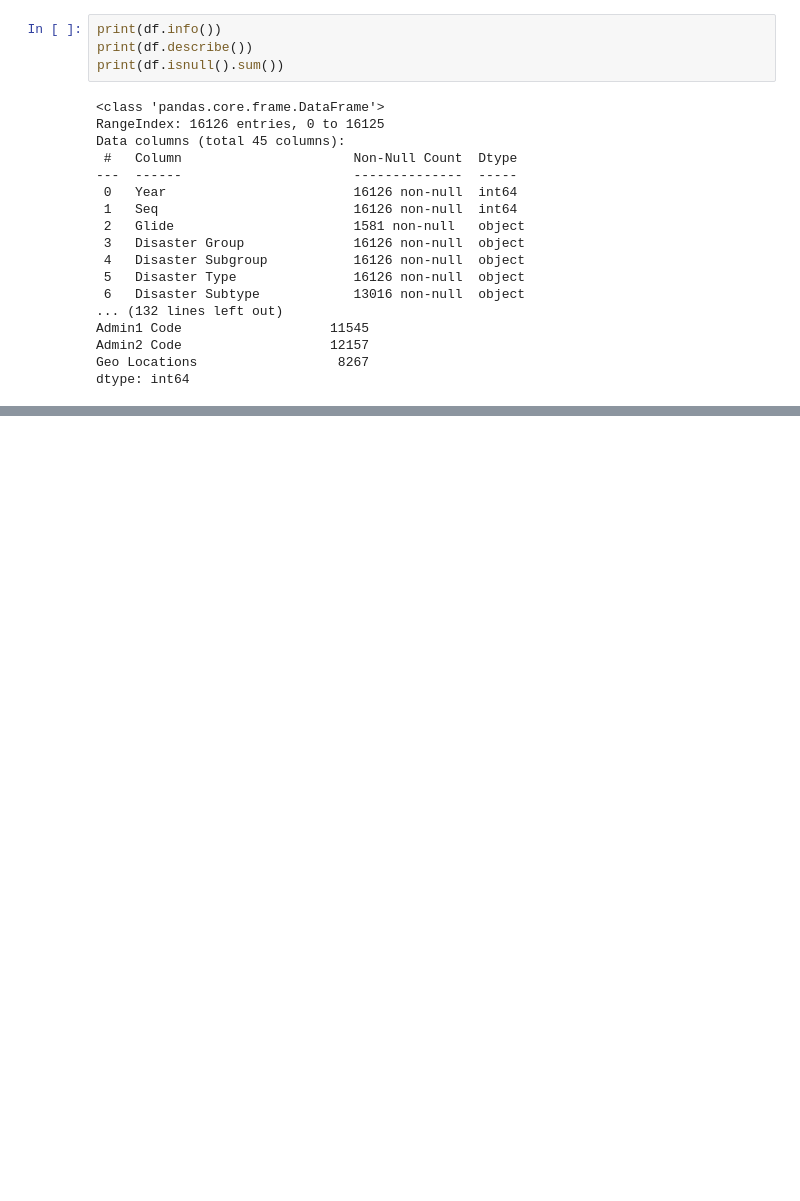
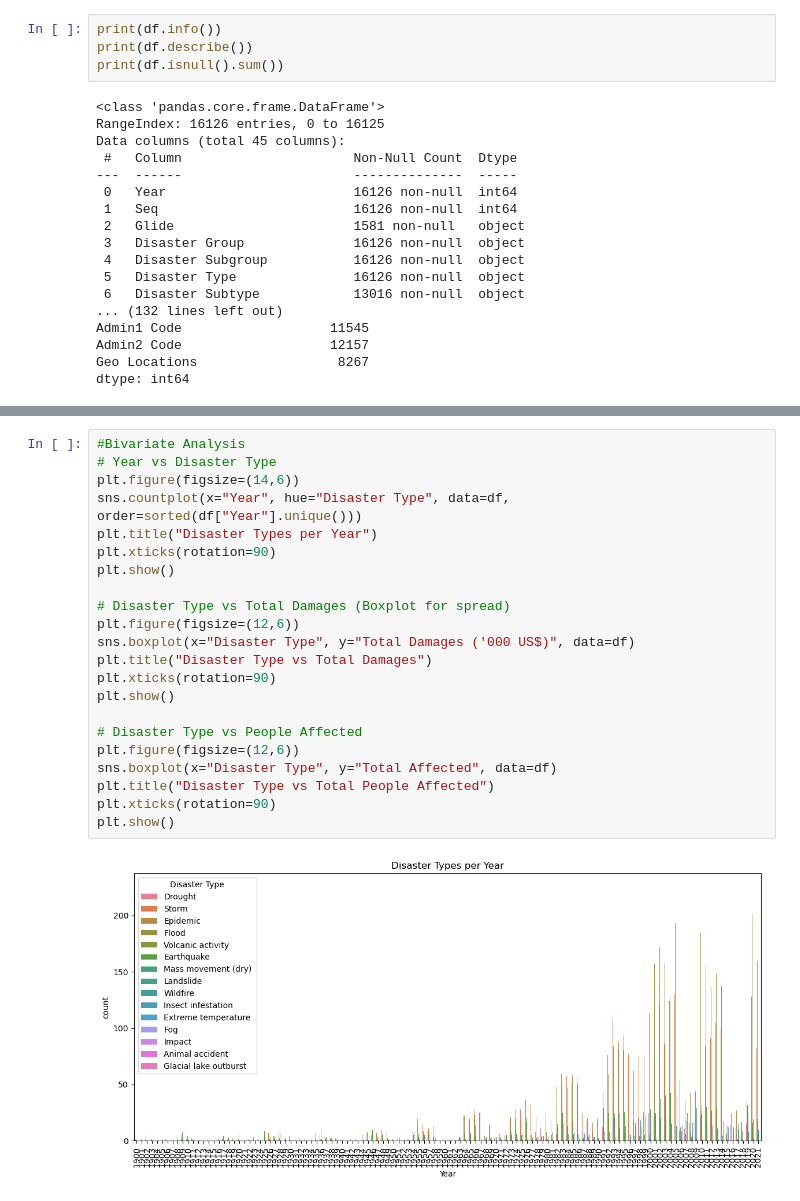
Before and after one commit to ShravyaA11/DisasterGuard-AI-Powered-Natural-Disaster-Prediction-System, a Jupyter notebook: disasterGuard.ipynb, the cells around one changed output, grey strips where cells are left out. Saved outputs shown, nothing was run; the diff lists cells and outputs as text; blank space fills up the shorter version.

```diff
--- a/disasterGuard.ipynb
+++ b/disasterGuard.ipynb
@@ -85,0 +115,24 @@ dtype: int64
+# %%
+#Bivariate Analysis
+# Year vs Disaster Type
+plt.figure(figsize=(14,6))
+sns.countplot(x="Year", hue="Disaster Type", data=df, order=sorted(df["Year"].unique()))
+plt.title("Disaster Types per Year")
+plt.xticks(rotation=90)
+plt.show()
+
+# Disaster Type vs Total Damages (Boxplot for spread)
+plt.figure(figsize=(12,6))
+sns.boxplot(x="Disaster Type", y="Total Damages ('000 US$)", data=df)
+plt.title("Disaster Type vs Total Damages")
+plt.xticks(rotation=90)
+plt.show()
+
+# Disaster Type vs People Affected
+plt.figure(figsize=(12,6))
+sns.boxplot(x="Disaster Type", y="Total Affected", data=df)
+plt.title("Disaster Type vs Total People Affected")
+plt.xticks(rotation=90)
+plt.show()
+# %% [output]
+[figure, added]
```
Also changed, not shown: parts of 9 cells of this notebook.
